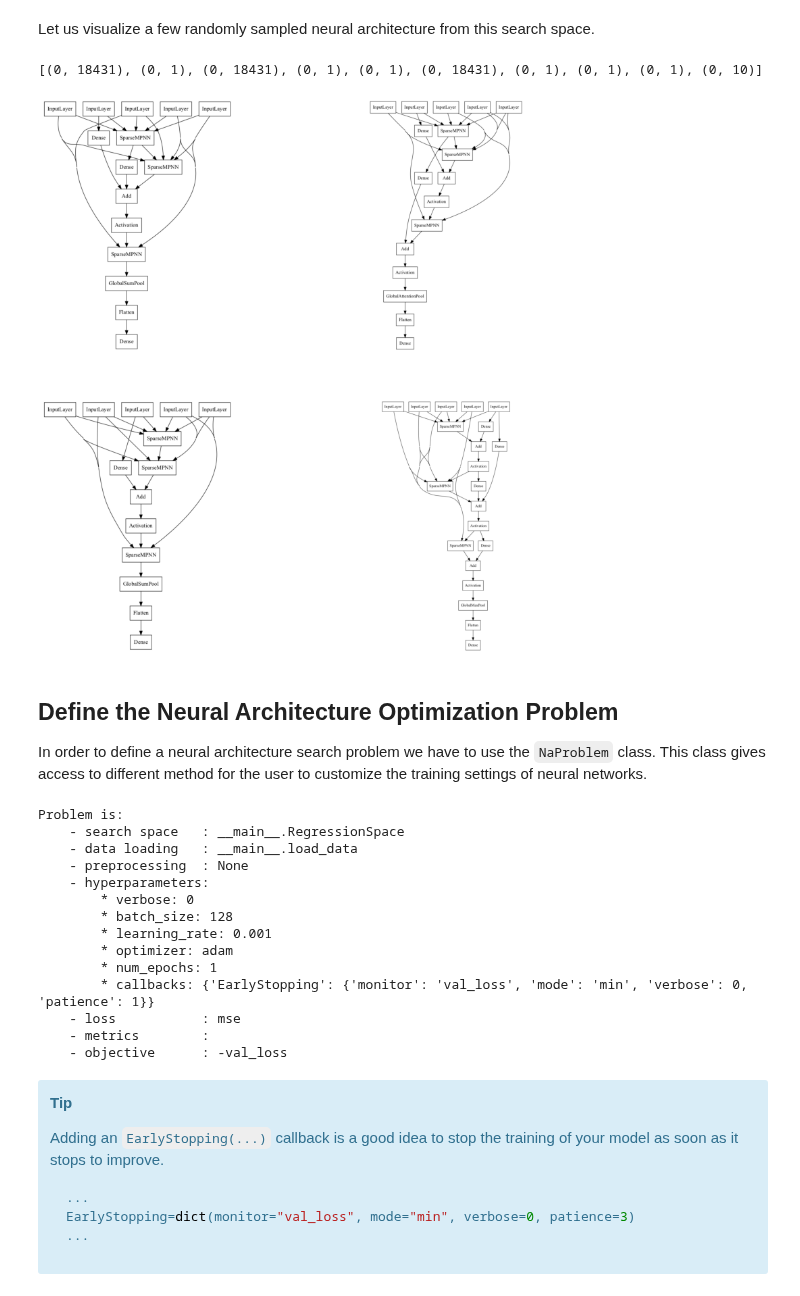
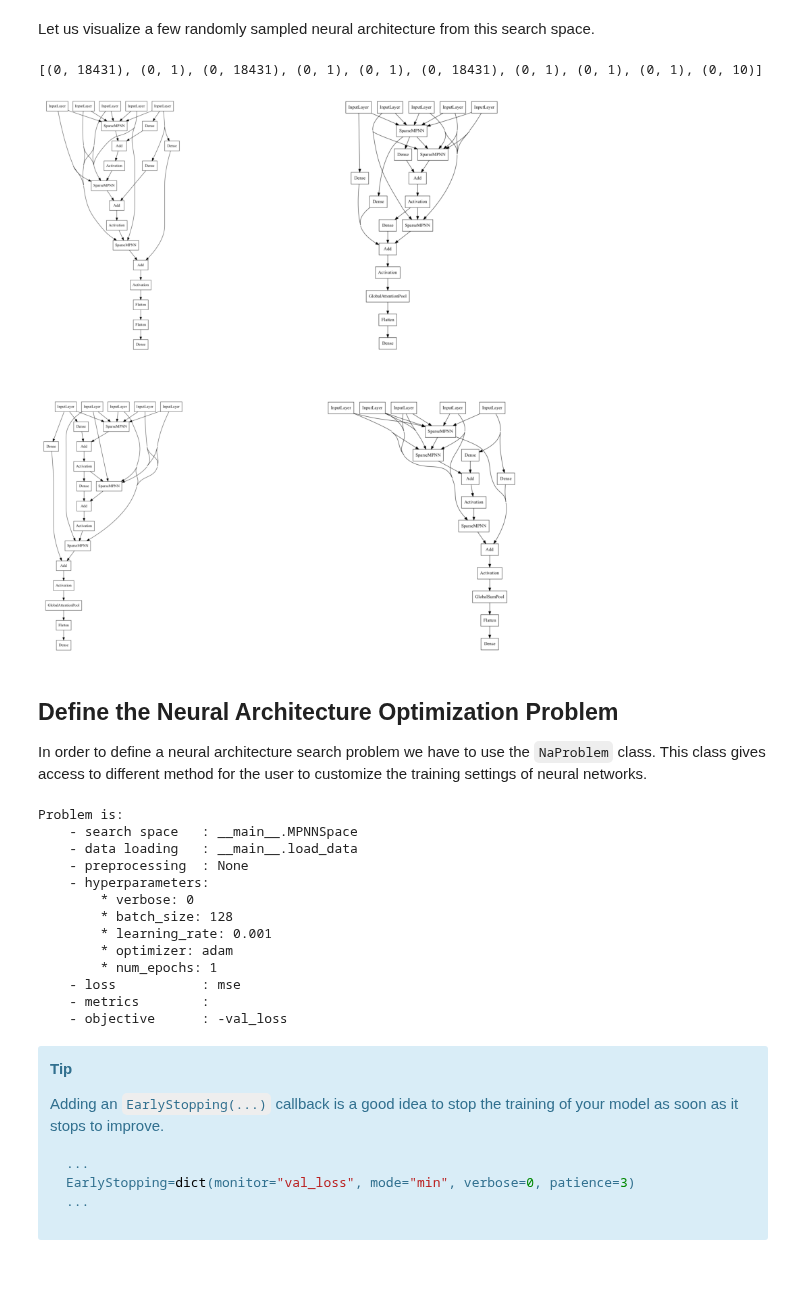
Before and after one commit to deephyper/tutorials, a Jupyter notebook: tutorials/notebooks/08_NAS_GNN/tutorial_08.ipynb, the cells around one changed output. Drawn from its saved outputs; the diff is of its cells as text; code cells hidden in the pictures.

```diff
--- a/tutorials/notebooks/08_NAS_GNN/tutorial_08.ipynb
+++ b/tutorials/notebooks/08_NAS_GNN/tutorial_08.ipynb
@@ -193,11 +196,11 @@ import deephyper.layers as dhl
 from tensorflow.keras.callbacks import ModelCheckpoint
 # %%
-def gnn_model(shape):
-    node_ = layers.Input(shape[0])
-    adj_ = layers.Input(shape[1], dtype=tf.int32)
-    edge_ = layers.Input(shape[2])
-    mask_ = layers.Input(shape[3])
-    degree_ = layers.Input(shape[4])
+def gnn_default_model(shape):
+    node_ = tf.keras.layers.Input(shape[0])
+    adj_ = tf.keras.layers.Input(shape[1], dtype=tf.int32)
+    edge_ = tf.keras.layers.Input(shape[2])
+    mask_ = tf.keras.layers.Input(shape[3])
+    degree_ = tf.keras.layers.Input(shape[4])
 
     input_ = [node_, adj_, edge_, mask_, degree_]
 
@@ -217,16 +220,17 @@ def gnn_model(shape):
 
     model = tf.keras.Model(input_, output)
 
-    model.compile(optimizer="adam", loss='mse')
-
     return model
 
+
 shape = [item.shape[1:] for item in x]
-model = gnn_model(shape)
+model = gnn_default_model(shape)
+
+model.compile(optimizer="adam", loss='mse')
 mc = ModelCheckpoint('gnn_model.h5', monitor='val_loss', mode='min', save_weights_only=True)
 
 history = model.fit(x, y,
-                    epochs=50,
+                    epochs=5,
                     batch_size=128,
                     validation_data=(vx, vy),
                     verbose=1,
@@ -324,7 +338,7 @@ GlobalAvgPool = operation(dhl.GlobalAvgPool)
 GlobalMaxPool = operation(dhl.GlobalMaxPool)
 GlobalSumPool = operation(dhl.GlobalSumPool)
 
-class RegressionSpace(KSearchSpace):
+class MPNNSpace(KSearchSpace):
 
     def __init__(self, input_shape, output_shape, seed=None, num_layers=3):
         super().__init__(input_shape, output_shape, seed=seed)
@@ -428,30 +442,30 @@ Let us visualize a few randomly sampled neural architecture from this search spa
 # %%
 import matplotlib.image as mpimg
 from tensorflow.keras.utils import plot_model
 
 input_shape = [item.shape[1:] for item in x]
 output_shape = y.shape[1:]
 shapes = dict(input_shape=input_shape, output_shape=output_shape)
-space = RegressionSpace(**shapes).build()
+space = MPNNSpace(**shapes).build()
 
 print(space.choices())
 
 
 images = []
 plt.figure(figsize=(15,15))
 for i in range(4):
 
     model = space.sample()
     plt.subplot(2,2,i+1)
     plot_model(model, "random_model.png", show_shapes=False, show_layer_names=False)
     image = mpimg.imread("random_model.png")
     plt.imshow(image)
     plt.axis('off')
 
 plt.show()
 # %% [output]
 [(0, 18431), (0, 1), (0, 18431), (0, 1), (0, 1), (0, 18431), (0, 1), (0, 1), (0, 1), (0, 10)]
-[figure, old version]
+[figure, new version]
 # %% [markdown]
 ## Define the Neural Architecture Optimization Problem <a class="anchor" id="define-the-neural-architecture-search-optimization-problem"></a>
 
@@ -465,17 +479,14 @@ problem = NaProblem()
 problem.load_data(load_data)
 
 # Bind a function which returns a search space and give some arguments for the `build` method
-problem.search_space(RegressionSpace, num_layers=3)
+problem.search_space(MPNNSpace, num_layers=2)
 
 # Define a set of fixed hyperparameters for all trained neural networks
 problem.hyperparameters(
     batch_size=128,
     learning_rate=1e-3,
     optimizer="adam",
-    num_epochs=1,
-    callbacks=dict(
-        EarlyStopping=dict(monitor="val_loss", mode="min", verbose=0, patience=1)
-    ),
+    num_epochs=1, # lower fidelity
 )
 
 # Define the loss to minimize
@@ -490,7 +501,7 @@ problem.objective("-val_loss")
 problem
 # %% [output]
 Problem is:
-    - search space   : __main__.RegressionSpace
+    - search space   : __main__.MPNNSpace
     - data loading   : __main__.load_data
     - preprocessing  : None
     - hyperparameters:
@@ -499,7 +510,6 @@ Problem is:
         * learning_rate: 0.001
         * optimizer: adam
         * num_epochs: 1
-        * callbacks: {'EarlyStopping': {'monitor': 'val_loss', 'mode': 'min', 'verbose': 0, 'patience': 1}}
     - loss           : mse
     - metrics        :
     - objective      : -val_loss
```
Also changed, not shown: parts of 17 cells of this notebook.
